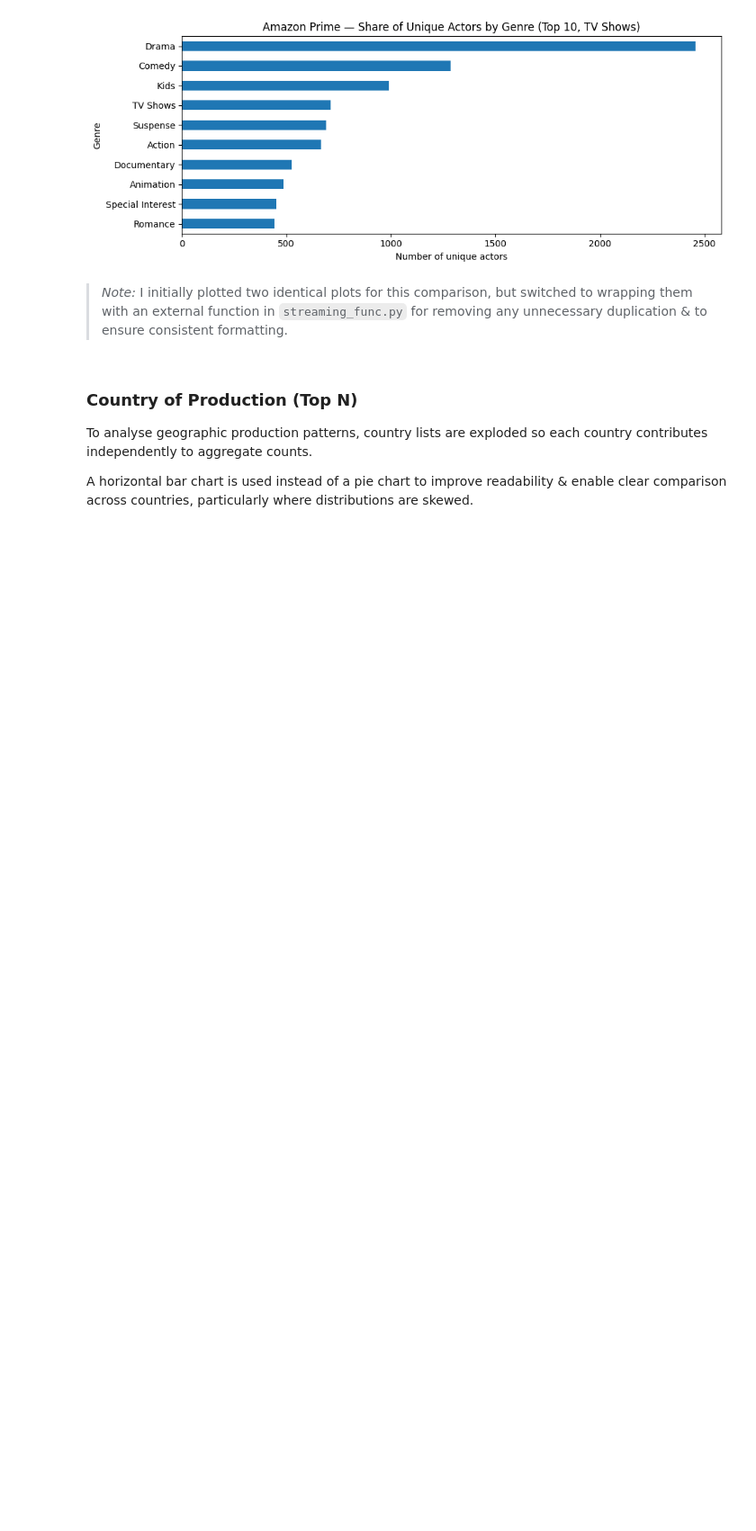
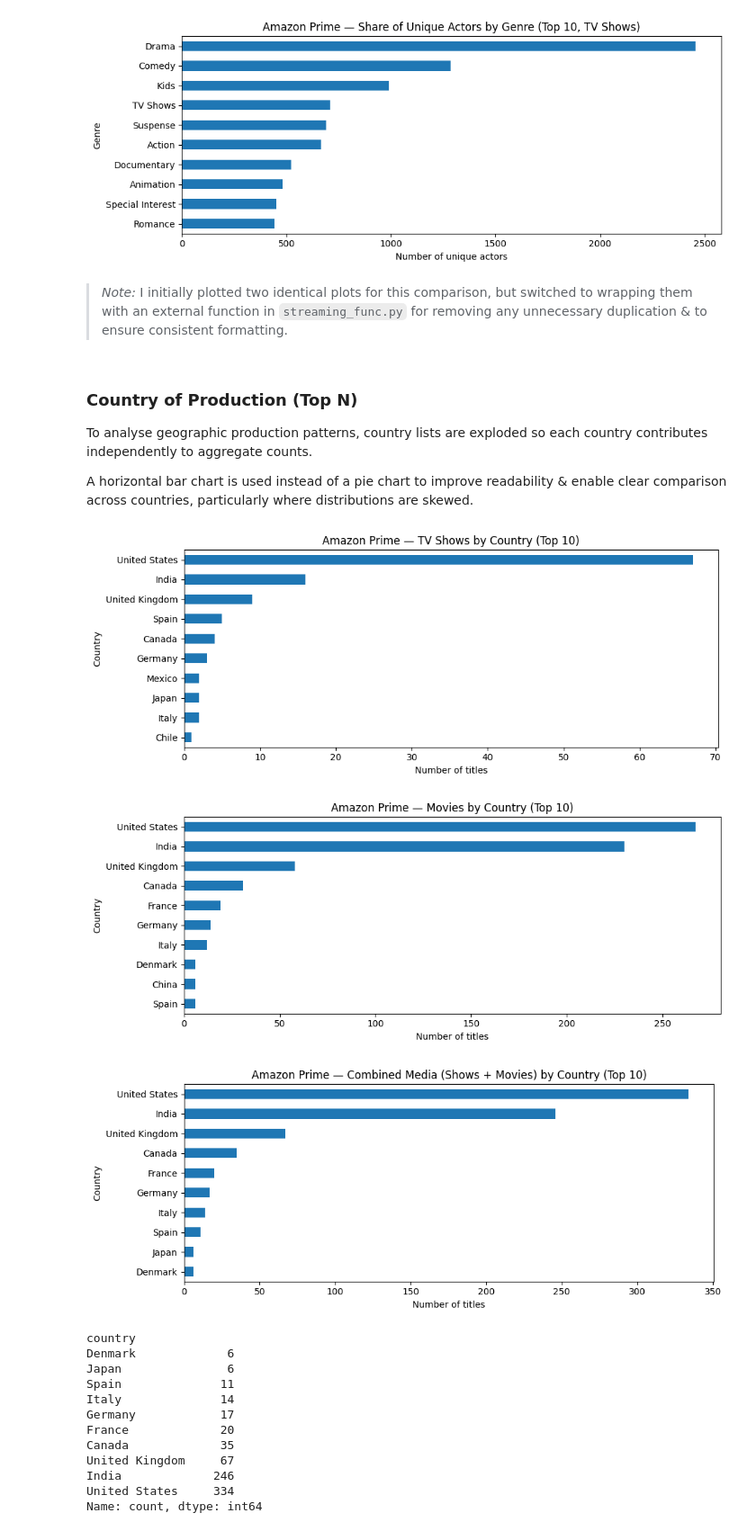
Before and after one commit to JediJoni/streaming_analysis, a Jupyter notebook: amazon_prime_analysis.ipynb, the cells around one changed output. Shown: that part at 90% size. Saved outputs shown, nothing was run; the diff lists cells and outputs as text; code cells hidden in the pictures; blank space fills up the shorter version.

Commit message:
Edited & fixed 'lot_top_countries' function streaming_func.py to ensure it provides desired output

```diff
--- a/amazon_prime_analysis.ipynb
+++ b/amazon_prime_analysis.ipynb
@@ -275,4 +255,20 @@ clear comparison across countries, particularly where distributions are skewed.
 # %%
 plot_top_countries(clean_shows_df["country"], "Amazon Prime — TV Shows by Country (Top 10)", top_n=10)
 plot_top_countries(clean_movies_df["country"], "Amazon Prime — Movies by Country (Top 10)", top_n=10)
-plot_top_countries(clean_amazon_df["country"], "Amazon Prime — Combined Media by Country (Top 10)", top_n=10)
+plot_top_countries(clean_amazon_df["country"], "Amazon Prime — Combined Media (Shows + Movies) by Country (Top 10)", top_n=10)
+# %% [output]
+[figure, added]
+[figure, added]
+[figure, added]
+country
+Denmark             6
+Japan               6
+Spain              11
+Italy              14
+Germany            17
+France             20
+Canada             35
+United Kingdom     67
+India             246
+United States     334
+Name: count, dtype: int64
```
Also changed, not shown: parts of 11 cells of this notebook, 1 other file.
